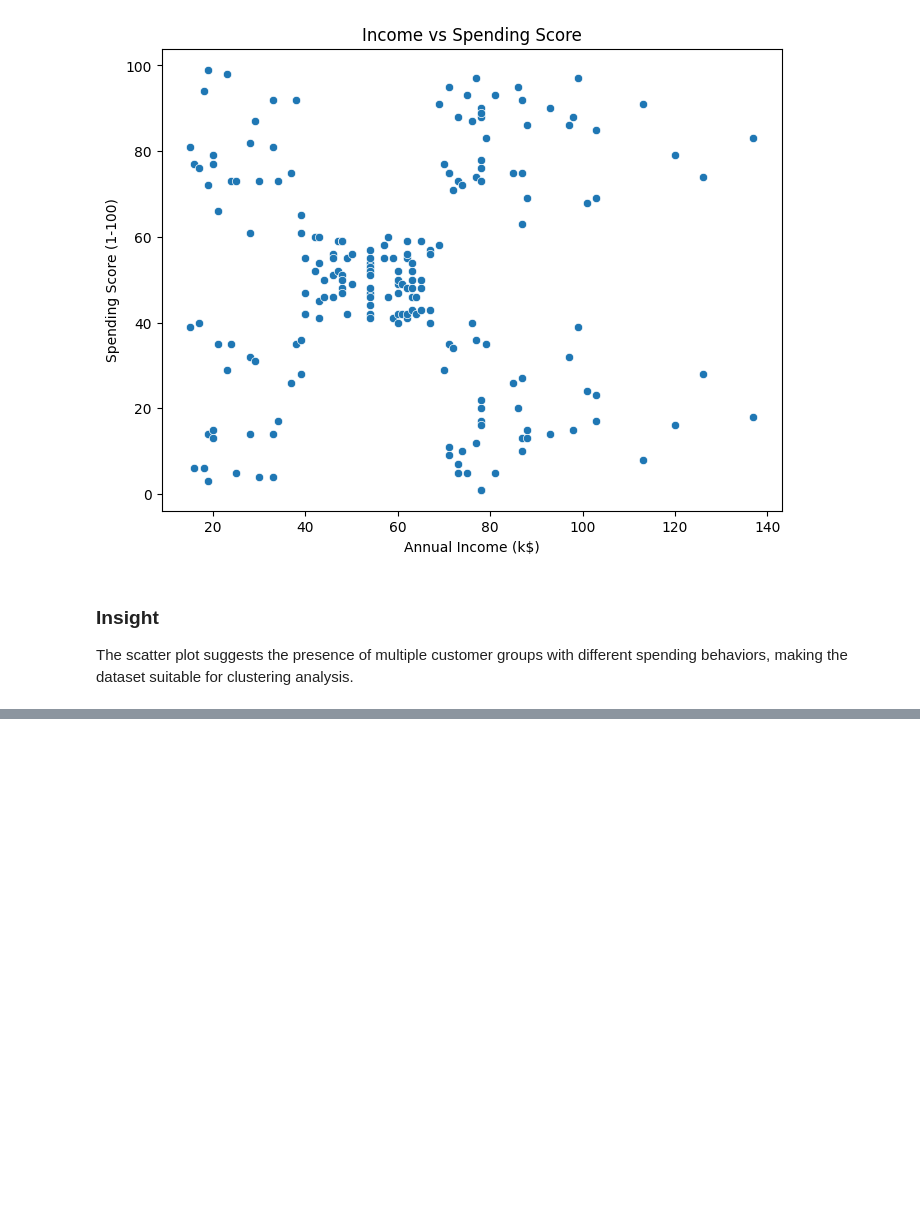
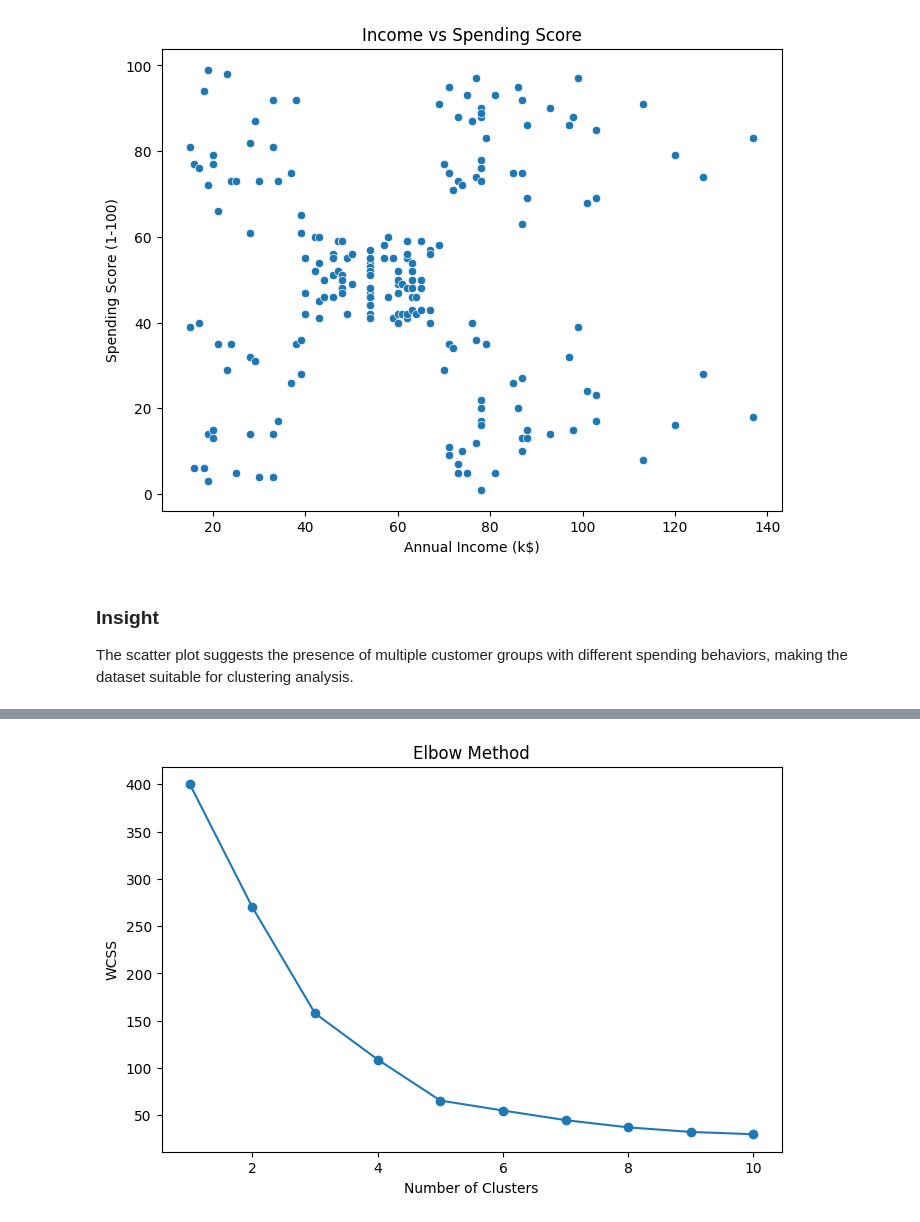
Before and after one commit to akshara-git17/synent-task8-customer-segmentation-akshara_dave, a Jupyter notebook: Task8_Customer_Segmentation.ipynb, the cells around one changed output, grey strips where cells are left out. Cells and saved outputs as stored; diff of their text form; code cells hidden in the pictures; blank space fills up the shorter version.

Commit message:
Completed customer segmentation using K-Means clustering and cluster analysis

```diff
--- a/Task8_Customer_Segmentation.ipynb
+++ b/Task8_Customer_Segmentation.ipynb
@@ -296,0 +312,4 @@ The scatter plot suggests the presence of multiple customer groups with differen
+# %%
+X = df[['Annual Income (k$)', 'Spending Score (1-100)']]
+
+X.head()
@@ -296,0 +333,8 @@ The scatter plot suggests the presence of multiple customer groups with differen
+# %%
+from sklearn.preprocessing import StandardScaler
+
+scaler = StandardScaler()
+
+X_scaled = scaler.fit_transform(X)
+
+X_scaled[:5]
@@ -296,0 +357,33 @@ The scatter plot suggests the presence of multiple customer groups with differen
+# %%
+wcss = []
+
+for i in range(1,11):
+
+    kmeans = KMeans(
+        n_clusters=i,
+        random_state=42,
+        n_init=10
+    )
+
+    kmeans.fit(X_scaled)
+
+    wcss.append(kmeans.inertia_)
+# %%
+#plotting
+plt.figure(figsize=(8,5))
+
+plt.plot(
+    range(1,11),
+    wcss,
+    marker='o'
+)
+
+plt.title('Elbow Method')
+
+plt.xlabel('Number of Clusters')
+
+plt.ylabel('WCSS')
+
+plt.show()
+# %% [output]
+[figure, added]
```
Also changed, not shown: parts of 19 cells of this notebook.
